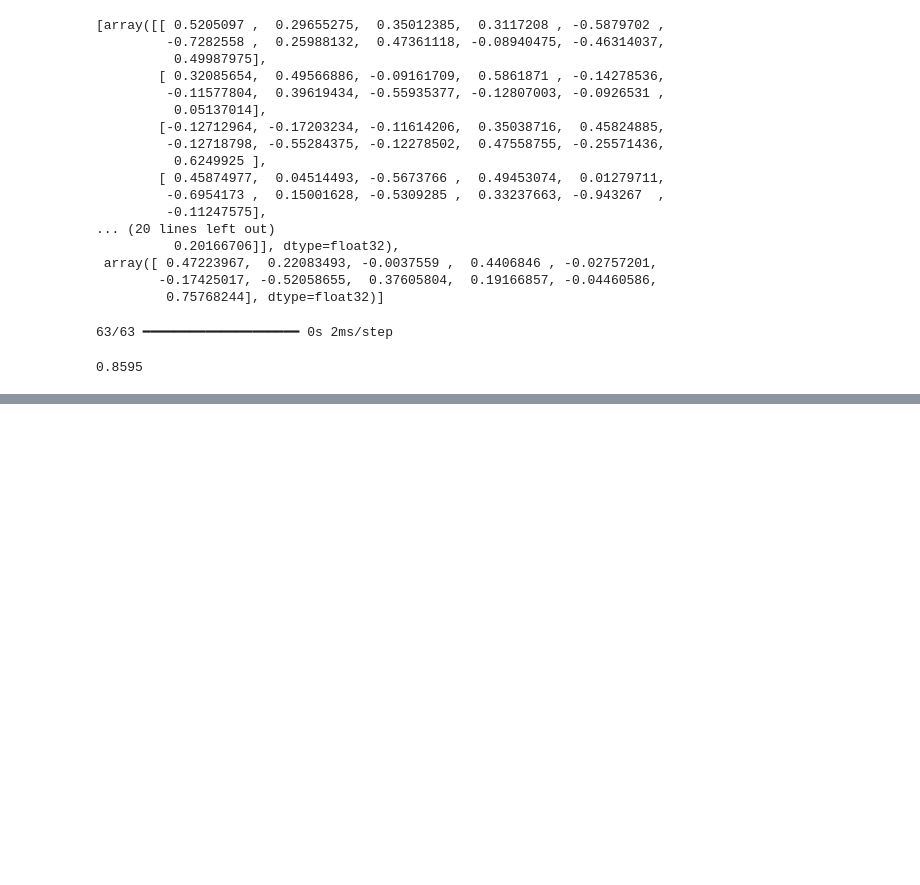
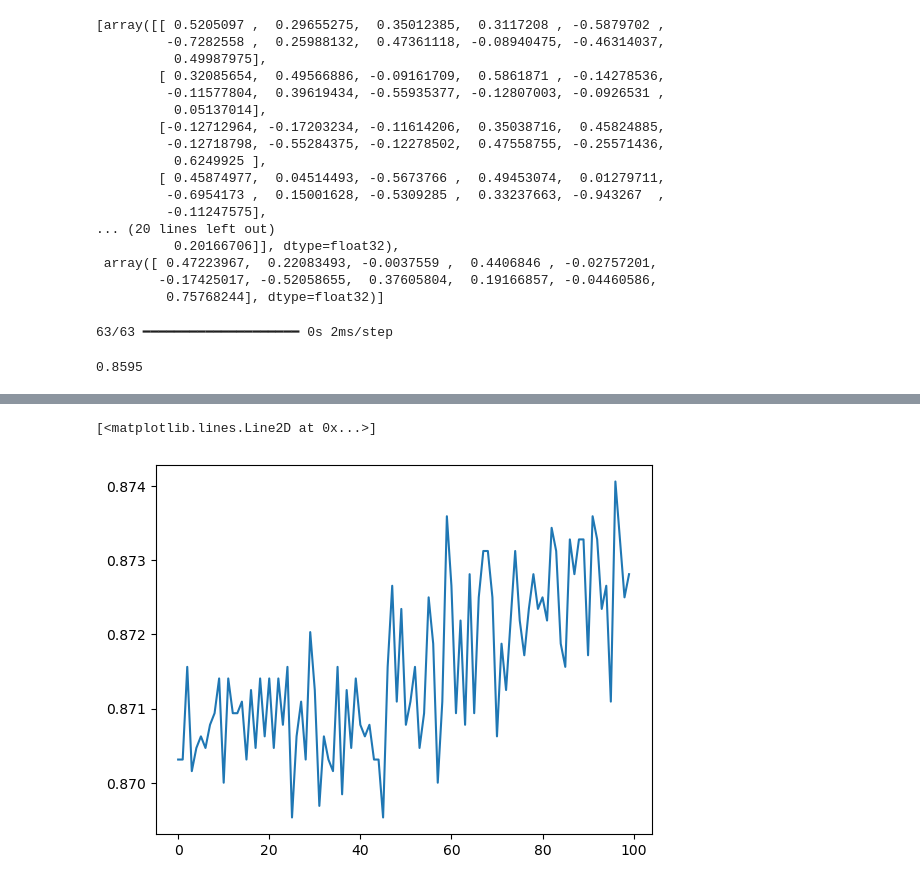
Before and after one commit to Shreshtha-ai/Deeplearning-Models, a Jupyter notebook: ANN/customer_churn.ipynb, the cells around one changed output, grey strips where cells are left out. Drawn from its saved outputs; the diff is of its cells as text; code cells hidden in the pictures; blank space fills up the shorter version.

```diff
--- a/ANN/customer_churn.ipynb
+++ b/ANN/customer_churn.ipynb
@@ -144,0 +150,5 @@ accuracy_score(y_test,y_pred)
+# %%
+plt.plot(history.history['accuracy'],label='train')
+# %% [output]
+[<matplotlib.lines.Line2D at 0x...>]
+[figure, added]
```
Also changed, not shown: parts of 3 cells of this notebook.
